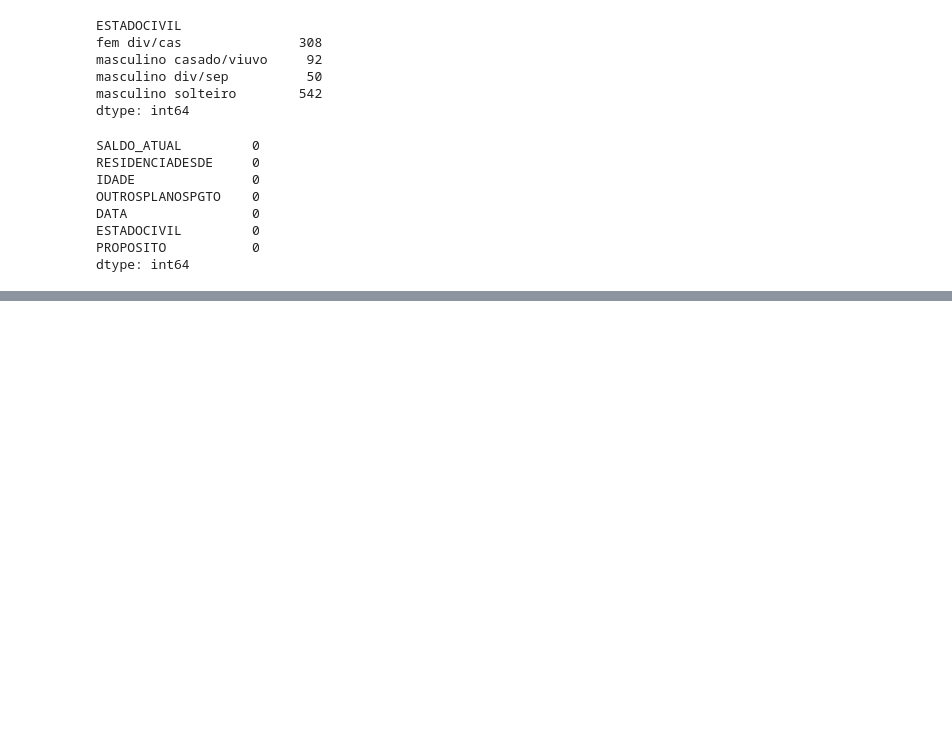
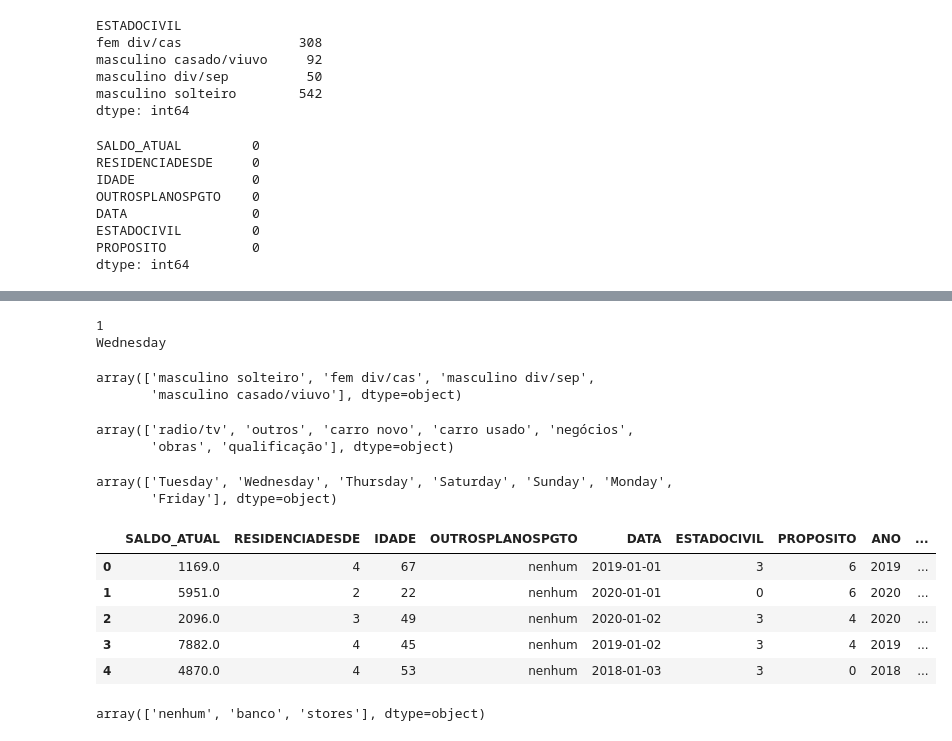
Before and after one commit to igor-kevin/Chap-Engenharia-de-Atributos, a Jupyter notebook: Engenharia de Atributos.ipynb, the cells around one changed output, grey strips where cells are left out. Cells and saved outputs as stored; diff of their text form; code cells hidden in the pictures; blank space fills up the shorter version.

```diff
--- a/Engenharia de Atributos.ipynb
+++ b/Engenharia de Atributos.ipynb
@@ -144,0 +190,4 @@ dtype: int64
+# %%
+# Extração de caraterísticas da data
+X['DATA'] = pd.to_datetime(X['DATA'], format="%d/%m/%Y" )
+X['DATA']
@@ -144,0 +200,28 @@ dtype: int64
+# %%
+X['ANO'] = X['DATA'].dt.year
+X['MES'] = X['DATA'].dt.month
+X['DIASEMANA'] = X['DATA'].dt.day_name()
+X['DIA'] = X['DATA'].dt.day
+# %%
+print(X['DIA'][1])
+print(X['DIASEMANA'][1])
+# %% [output]
+1
+Wednesday
+# %%
+# Vamos realizar o label encoder
+labelencoder = LabelEncoder()
+X['ESTADOCIVIL'].unique()
+# %% [output]
+array(['masculino solteiro', 'fem div/cas', 'masculino div/sep',
+       'masculino casado/viuvo'], dtype=object)
+# %%
+X['PROPOSITO'].unique()
+# %% [output]
+array(['radio/tv', 'outros', 'carro novo', 'carro usado', 'negócios',
+       'obras', 'qualificação'], dtype=object)
+# %%
+X['DIASEMANA'].unique()
+# %% [output]
+array(['Tuesday', 'Wednesday', 'Thursday', 'Saturday', 'Sunday', 'Monday',
+       'Friday'], dtype=object)
@@ -144,0 +232,15 @@ dtype: int64
+# %%
+X.head()
+# %% [output]
+|  | SALDO_ATUAL | RESIDENCIADESDE | IDADE | OUTROSPLANOSPGTO | DATA | ESTADOCIVIL | PROPOSITO | ANO | ... |
+| 0 | 1169.0 | 4 | 67 | nenhum | 2019-01-01 | 3 | 6 | 2019 | ... |
+| 1 | 5951.0 | 2 | 22 | nenhum | 2020-01-01 | 0 | 6 | 2020 | ... |
+| 2 | 2096.0 | 3 | 49 | nenhum | 2020-01-02 | 3 | 4 | 2020 | ... |
+| 3 | 7882.0 | 4 | 45 | nenhum | 2019-01-02 | 3 | 4 | 2019 | ... |
+| 4 | 4870.0 | 4 | 53 | nenhum | 2018-01-03 | 3 | 0 | 2018 | ... |
+# %%
+# Agora vamos ver como fazer o one hot encoding
+outros = X['OUTROSPLANOSPGTO'].unique()
+outros
+# %% [output]
+array(['nenhum', 'banco', 'stores'], dtype=object)
```
Also changed, not shown: parts of 21 cells of this notebook, 1 other file.
